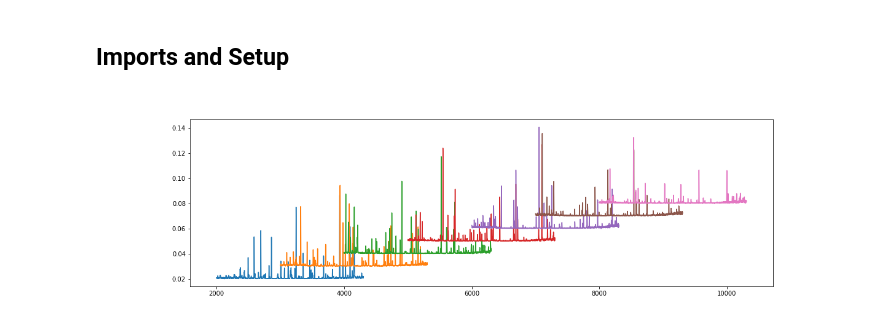
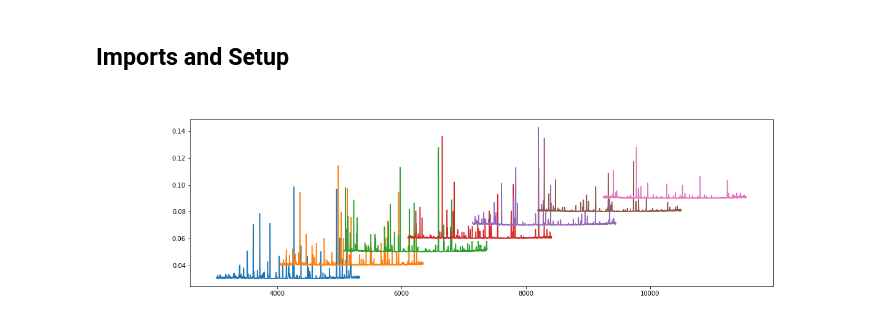
Before and after one commit to queezz/echelle_spectra, a Jupyter notebook: src/echelle_spectra/examples/3.3_Wavelength_Calibration.ipynb, the cells around one changed output. Saved outputs shown, nothing was run; the diff lists cells and outputs as text; code cells hidden in the pictures.

```diff
--- a/src/echelle_spectra/examples/3.3_Wavelength_Calibration.ipynb
+++ b/src/echelle_spectra/examples/3.3_Wavelength_Calibration.ipynb
@@ -22,6 +22,10 @@ files_fujii = {
 }
 # %%
 %run ../tools/echelle.py
-folder = '.'
-crop = [1400,2600]
+folder = './data'
+#crop = [1400,2600]
+#files_fujii['orders'] = "pattern_fujii.txt"
+crop = [1300,2950]
+files_fujii['orders'] = "pattern_fujii-1.txt"
 cb = Calibrations(folder,files_fujii,spec='fujii',dv=17,crop=crop)
+cb.start_cut()
@@ -30,18 +32,24 @@ cb.start_cut()
 # %%
-sphr = EchelleImage('LED.tif',clbr=cb,spec='fujii',crop=crop)
+bpth = folder
+fname = 'Sep28_2022_175416_100ms_sekibunki.tif'
+sphr = EchelleImage(os.path.join(bpth,fname),clbr=cb,spec='fujii',crop=crop)
+fname = 'Sep28_2022_175455_100ms_sekibunki-dark.tif'
+sphrbg = EchelleImage(os.path.join(bpth,fname),clbr=cb,spec='fujii',crop=crop)
 sphr.calculate_order_spectra()
+sphrbg.calculate_order_spectra()
 # %%
-h2 = EchelleImage('H2-lamp-Fulcher-1s--20C.tif',clbr=cb,spec='fujii',crop=crop)
+h2 = EchelleImage('./data/H2-lamp-Fulcher-1s--20C.tif',clbr=cb,spec='fujii',crop=crop)
 h2.calculate_order_spectra()
 # %%
 subtract = [i.min() for i in h2.order_spectra[0]]
 # %%
 %matplotlib widget
 # %%
-fig = plt.gcf()
+fig,axs = plt.subplots()
 fig.set_size_inches([17,5])
 x = np.arange(cb.DIMW)
 
-_ = [plt.plot(x+1000*i,(h2.order_spectra[0,i]-subtract[i])/sphr.order_spectra[0,i]+1e-2*i) for i in range(2,9)]
+# range(3,10)
+_ = [plt.plot(x+1000*i + 3*i**2,(h2.order_spectra[0,i]-subtract[i])/sphr.order_spectra[0,i]+1e-2*i) for i in range(3,10)]
 # %% [output]
-[figure, old version]
+[figure, new version]
```
Also changed, not shown: parts of 1 cell of this notebook, 8 other files.
